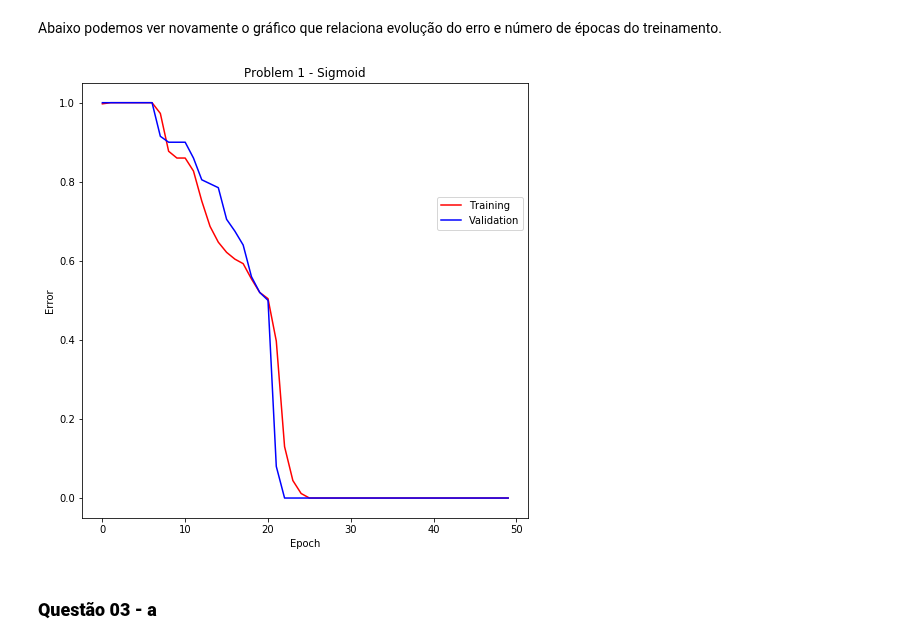
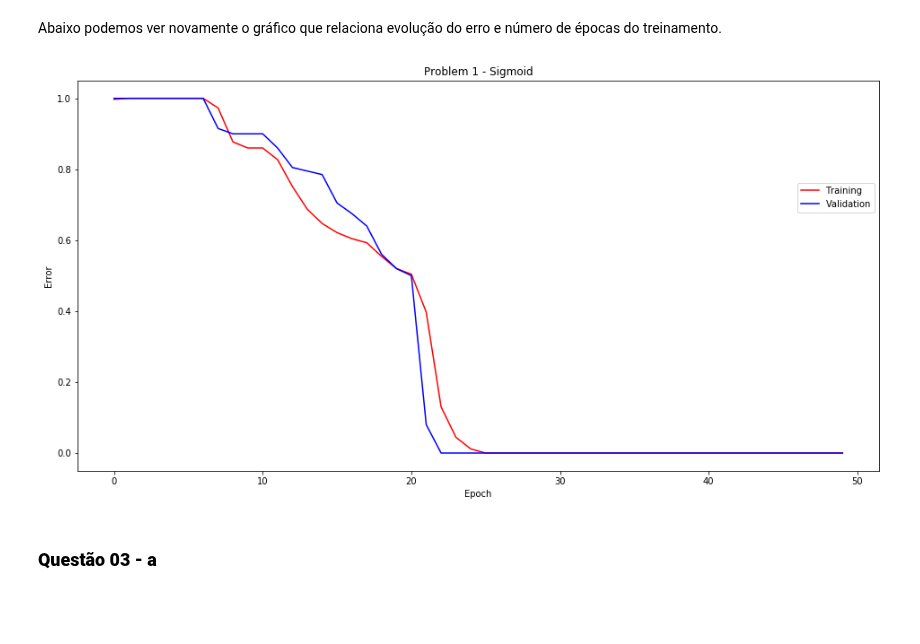
Before and after one commit to matheus-praxedes/Deep-learning, a Jupyter notebook: src/list_1.ipynb, the cells around one changed output. Drawn from its saved outputs; the diff is of its cells as text; code cells hidden in the pictures; blank space fills up the shorter version.

```diff
--- a/src/list_1.ipynb
+++ b/src/list_1.ipynb
@@ -71,9 +71,9 @@ Incorrect: 0.0%
 # %% [markdown]
 Abaixo podemos ver novamente o gráfico que relaciona evolução do erro e número de épocas do treinamento.
 # %%
-plot_graph(data_1b, "Problem 1 - Sigmoid", "Epoch", "Error")
+plot_graph(data_1b, "Problem 1 - Sigmoid", "Epoch", "Error", figsizex = 16, figsizey = 8)
 # %% [output]
-[figure, old version]
+[figure, new version]
 # %% [markdown]
 ### **Questão 03 - a**
 # %% [markdown]
```
Also changed, not shown: parts of 23 cells of this notebook.
